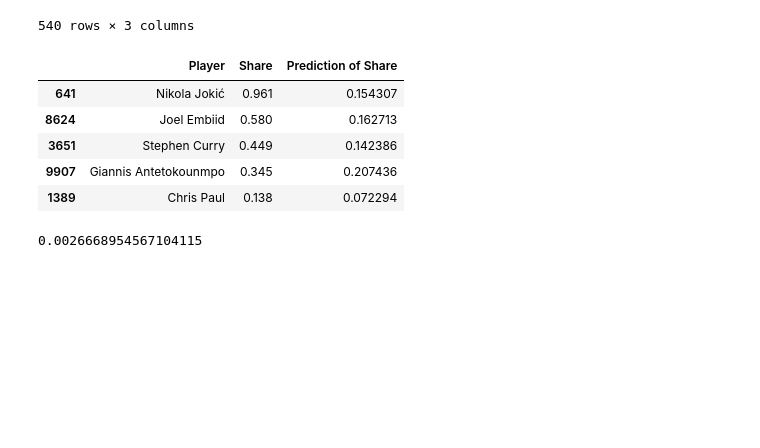
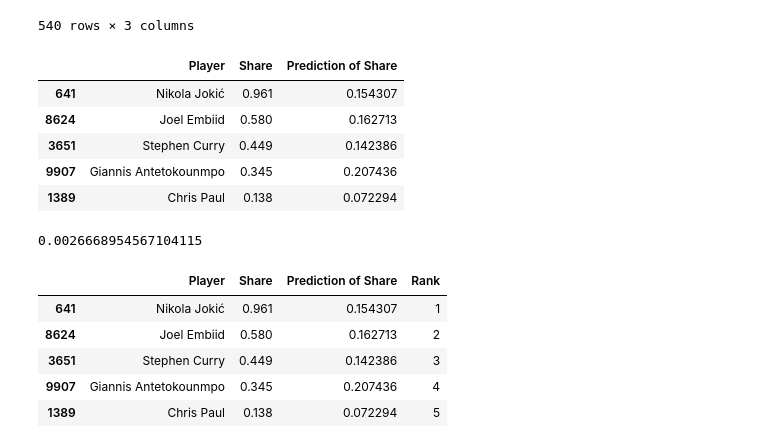
Before and after one commit to mugilan6379/Predict-NBA-MVP, a Jupyter notebook: predict_mvp.ipynb, the cells around one changed output. Saved outputs shown, nothing was run; the diff lists cells and outputs as text; code cells hidden in the pictures; blank space fills up the shorter version.

```diff
--- a/predict_mvp.ipynb
+++ b/predict_mvp.ipynb
@@ -142,3 +142,14 @@ from sklearn.metrics import mean_squared_error
 mean_squared_error(combo['Share'],combo['Prediction of Share'])
 # %% [output]
 0.0026668954567104115
+# %%
+combo = combo.sort_values('Share',ascending=False)
+combo['Rank'] = list(range(1,combo.shape[0]+1))
+combo.head()
+# %% [output]
+|  | Player | Share | Prediction of Share | Rank |
+| 641 | Nikola Jokić | 0.961 | 0.154307 | 1 |
+| 8624 | Joel Embiid | 0.580 | 0.162713 | 2 |
+| 3651 | Stephen Curry | 0.449 | 0.142386 | 3 |
+| 9907 | Giannis Antetokounmpo | 0.345 | 0.207436 | 4 |
+| 1389 | Chris Paul | 0.138 | 0.072294 | 5 |
```
Also changed, not shown: parts of 3 cells of this notebook.
